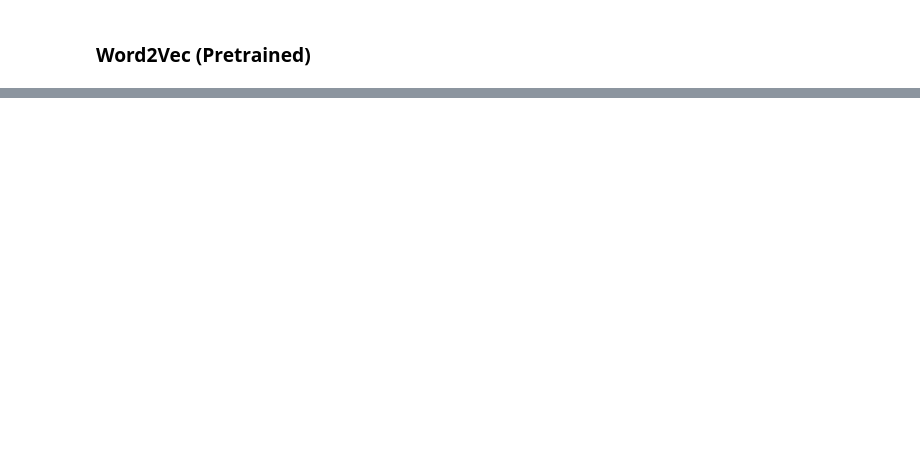
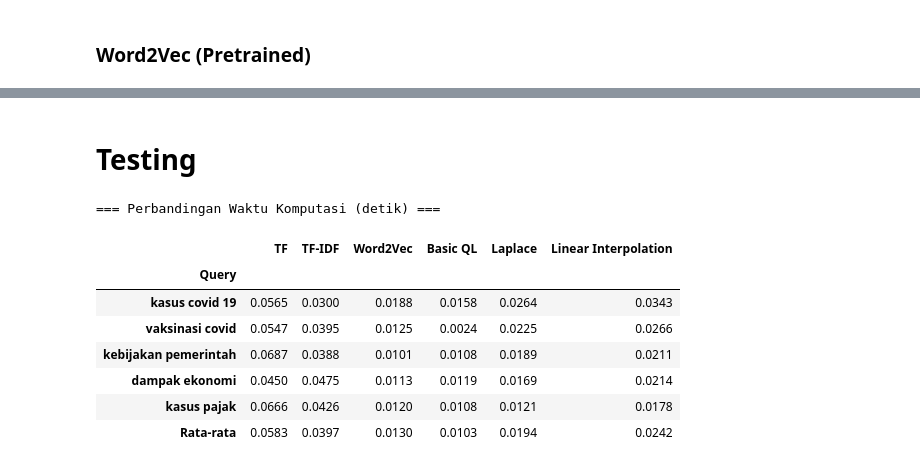
Before and after one commit to akmaliarizka5/Information-Retrieval, a Jupyter notebook: tugas 1.ipynb, the cells around one changed output, grey strips where cells are left out. Saved outputs shown, nothing was run; the diff lists cells and outputs as text; code cells hidden in the pictures; blank space fills up the shorter version.

```diff
--- a/tugas 1.ipynb
+++ b/tugas 1.ipynb
@@ -460,0 +734,10 @@ ModuleNotFoundError: No module named 'gensim'
+# %%
+ql_laplace_results = {}
+ql_laplace_times = {}
+
+for q in queries:
+    results, elapsed = query_likelihood_laplace(q, top_k=10)
+    ql_laplace_results[q] = results
+    ql_laplace_times[q] = elapsed
+    print(f"\n=== Query: '{q}' | waktu: {elapsed:.4f} detik ===")
+    display(results[["content", "score"]])
@@ -460,0 +851,10 @@ ModuleNotFoundError: No module named 'gensim'
+# %%
+ql_interp_results = {}
+ql_interp_times = {}
+
+for q in queries:
+    results, elapsed = query_likelihood_interpolation(q, top_k=10, lam=0.7)
+    ql_interp_results[q] = results
+    ql_interp_times[q] = elapsed
+    print(f"\n=== Query: '{q}' | waktu: {elapsed:.4f} detik ===")
+    display(results[["content", "score"]])
@@ -460,0 +922,31 @@ ModuleNotFoundError: No module named 'gensim'
+# %% [markdown]
+# Testing
+# %%
+# Tabel Perbandingan Waktu Komputasi
+all_times = {
+    "TF": tf_times,
+    "TF-IDF": tfidf_times,
+    "Word2Vec": word2vec_times,
+    "Basic QL": ql_basic_times,
+    "Laplace": ql_laplace_times,
+    "Linear Interpolation": ql_interp_times
+}
+
+time_df = pd.DataFrame(all_times, index=queries)
+time_df.index.name = "Query"
+
+# Tambahkan baris rata-rata di bawah
+time_df.loc["Rata-rata"] = time_df.mean()
+
+print("=== Perbandingan Waktu Komputasi (detik) ===")
+display(time_df.round(4))
+# %% [output]
+=== Perbandingan Waktu Komputasi (detik) ===
+|  | TF | TF-IDF | Word2Vec | Basic QL | Laplace | Linear Interpolation |
+| Query |  |  |  |  |  |  |
+| kasus covid 19 | 0.0565 | 0.0300 | 0.0188 | 0.0158 | 0.0264 | 0.0343 |
+| vaksinasi covid | 0.0547 | 0.0395 | 0.0125 | 0.0024 | 0.0225 | 0.0266 |
+| kebijakan pemerintah | 0.0687 | 0.0388 | 0.0101 | 0.0108 | 0.0189 | 0.0211 |
+| dampak ekonomi | 0.0450 | 0.0475 | 0.0113 | 0.0119 | 0.0169 | 0.0214 |
+| kasus pajak | 0.0666 | 0.0426 | 0.0120 | 0.0108 | 0.0121 | 0.0178 |
+| Rata-rata | 0.0583 | 0.0397 | 0.0130 | 0.0103 | 0.0194 | 0.0242 |
```
Also changed, not shown: parts of 41 cells of this notebook, 2 other files.
